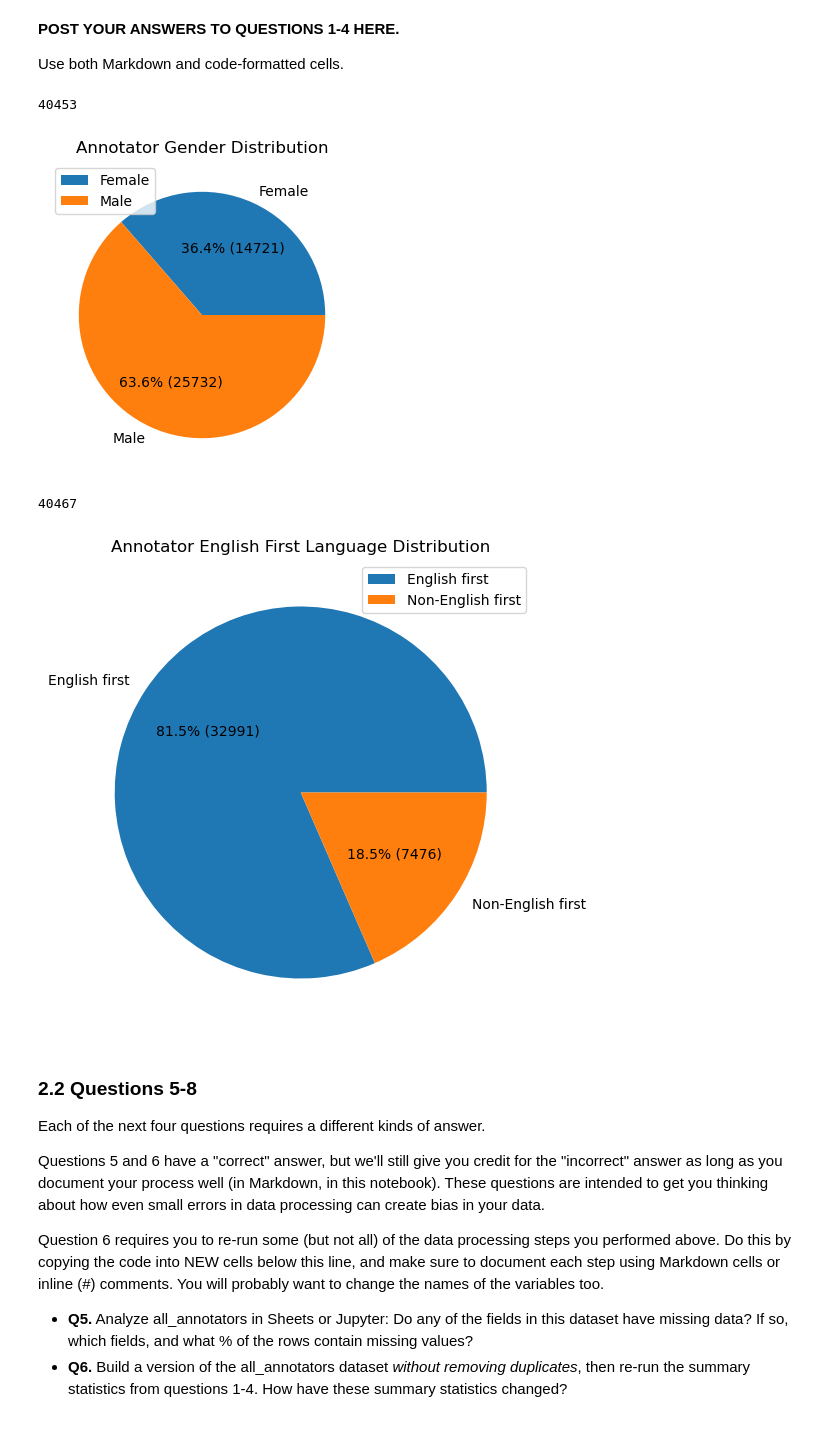
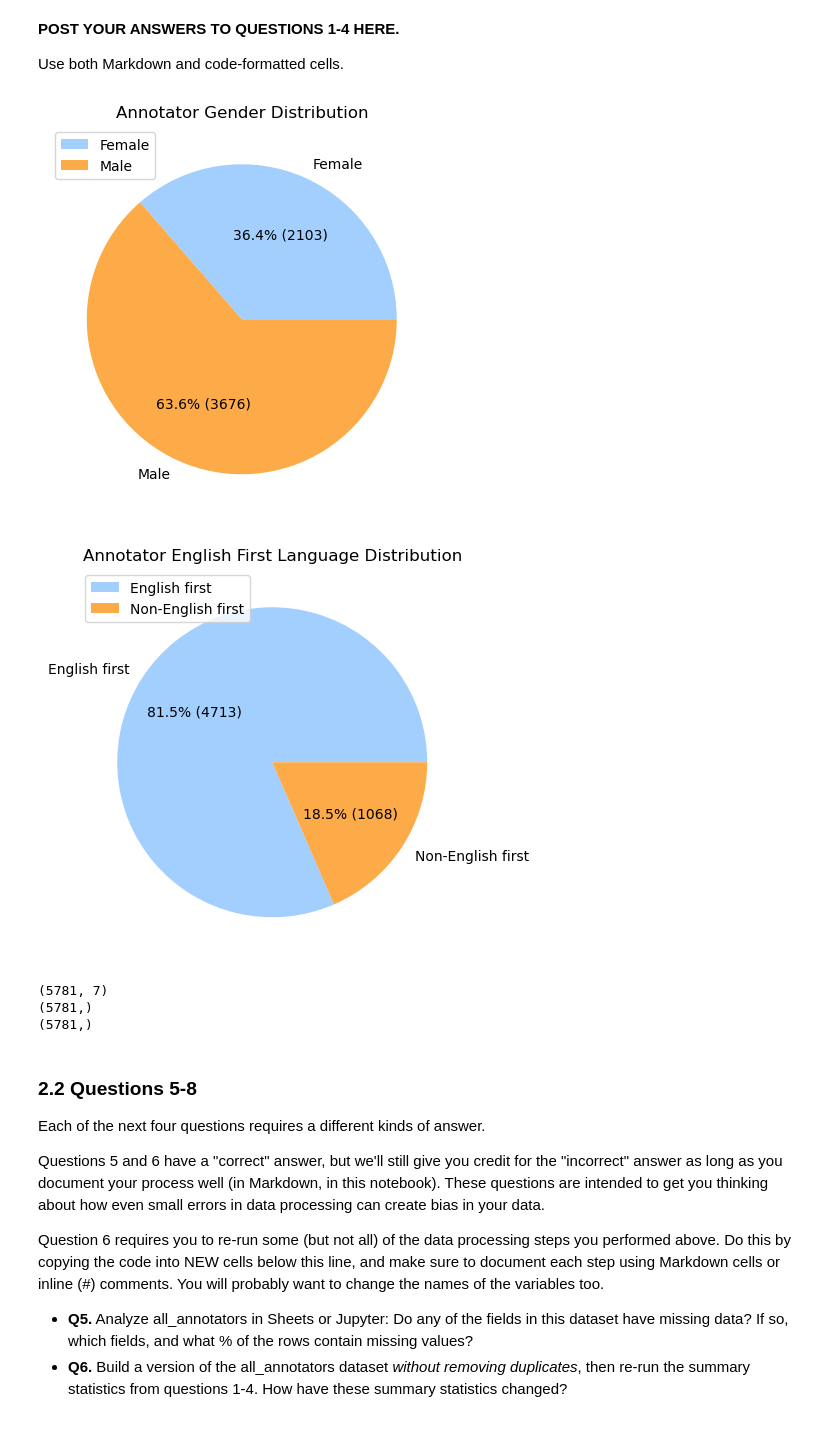
Before and after one commit to linvariel/hcde-410, a Jupyter notebook: A2/hcde410-a2.ipynb, the cells around one changed output. Saved outputs shown, nothing was run; the diff lists cells and outputs as text; code cells hidden in the pictures.

Commit message:
changed pie chart color so text is more visible, made pie chart size the same, changed from .size to .shape[0] (I want num rows instead of total num of elements)

```diff
--- a/A2/hcde410-a2.ipynb
+++ b/A2/hcde410-a2.ipynb
@@ -431,9 +431,11 @@ import matplotlib.pyplot as plt
 all_annotators_df = pd.DataFrame(all_annotators)
 
 # gender distribution of workers
-f = all_annotators_df[all_annotators_df['gender'] == 'female'].size
-m = all_annotators_df[all_annotators_df['gender'] == 'male'].size
-# print(f + m)
+f = all_annotators_df[all_annotators_df['gender'] == 'female'].shape[0]
+m = all_annotators_df[all_annotators_df['gender'] == 'male'].shape[0]
+
+
+
 fm_df = pd.DataFrame({
     'Annotator Gender': ['Female', 'Male'],
     'Distribution': [f, m]
@@ -444,43 +446,49 @@ fm_df.plot(
     y='Distribution',
     labels=fm_df['Annotator Gender'],
     autopct= lambda pct: f'{pct:.1f}% ({int(round(pct * fm_df['Distribution'].sum() / 100))})',
-    figsize=(4, 4)
+    figsize=(5, 6),
+    colors = ['xkcd:baby blue','xkcd:light orange']
 )
 
 plt.title('Annotator Gender Distribution')
 plt.ylabel('')
 plt.show()
 
 
 # distribution of workers by first language
-eng_first = all_annotators_df[all_annotators_df['english_first_language'] == '1'].size
-non_eng_first = all_annotators_df[all_annotators_df['english_first_language'] == '0'].size
-# print(eng_first + non_eng_first)
+eng_first = all_annotators_df[all_annotators_df['english_first_language'] == '1'].shape[0]
+non_eng_first = all_annotators_df[all_annotators_df['english_first_language'] == '0'].shape[0]
+
 eng_df = pd.DataFrame({
     'First Lang': ['English first', 'Non-English first'],
     'Distribution': [non_eng_first, eng_first]
 })
 
 eng_df.plot(
     kind='pie',
     y='Distribution',
     labels=eng_df['First Lang'],
     autopct= lambda pct: f'{pct:.1f}% ({int(round(pct * eng_df['Distribution'].sum() / 100))})',
-    figsize=(6,7)
+    figsize=(5, 6),
+    colors = ['xkcd:baby blue','xkcd:light orange']
 )
 
 plt.title('Annotator English First Language Distribution')
 plt.ylabel('')
 plt.show()
 
+print(all_annotators_df.shape)
+print(all_annotators_df['gender'].shape)
+print(all_annotators_df['english_first_language'].shape)
 # distribution of workers by age group
 
 # distribution of workers by education level
 # %% [output]
+[figure, new version]
+[figure, new version]
-40453
+(5781, 7)
+(5781,)
+(5781,)
-[figure, old version]
-40467
-[figure, old version]
 # %% [markdown]
 ### 2.2 Questions 5-8
 
```
Also changed, not shown: parts of 2 cells of this notebook, 1 other file.
